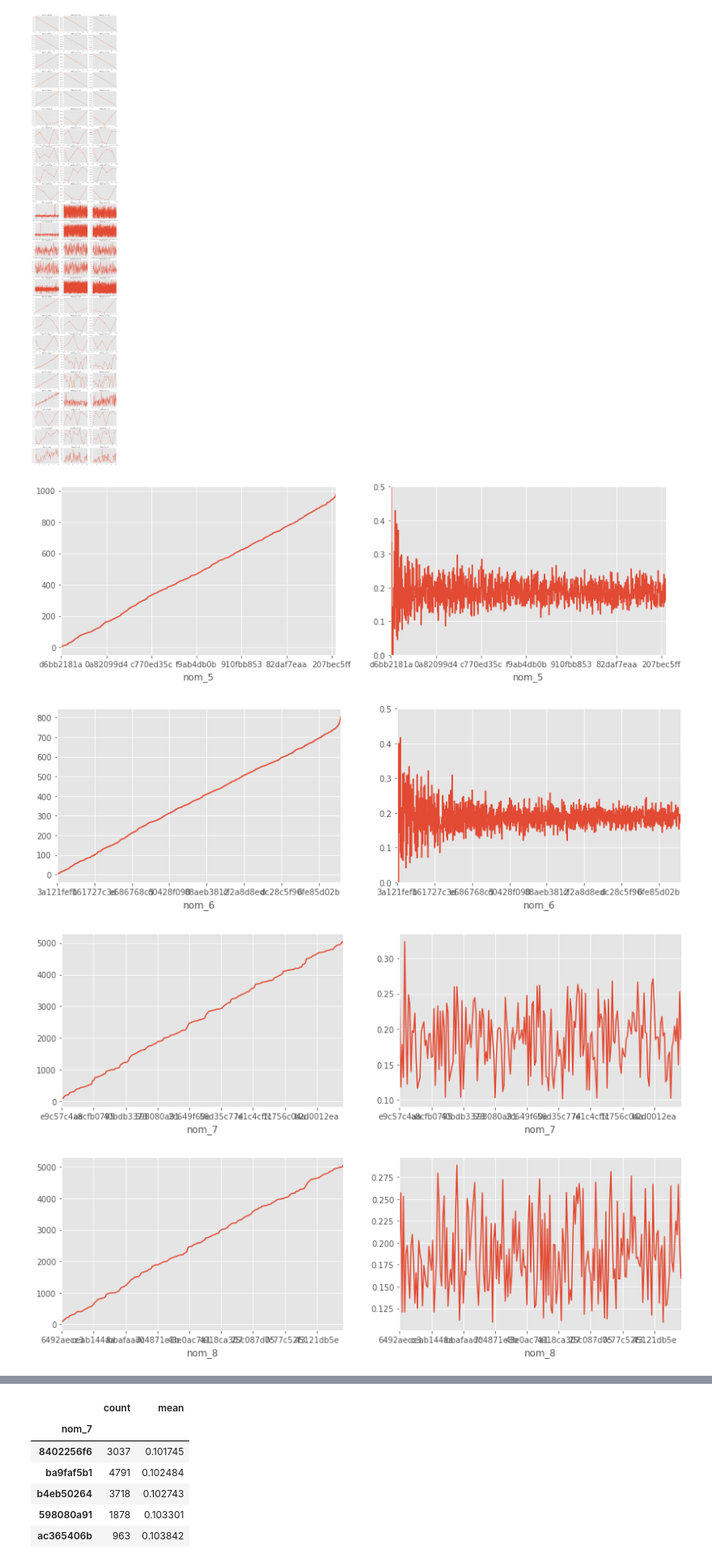
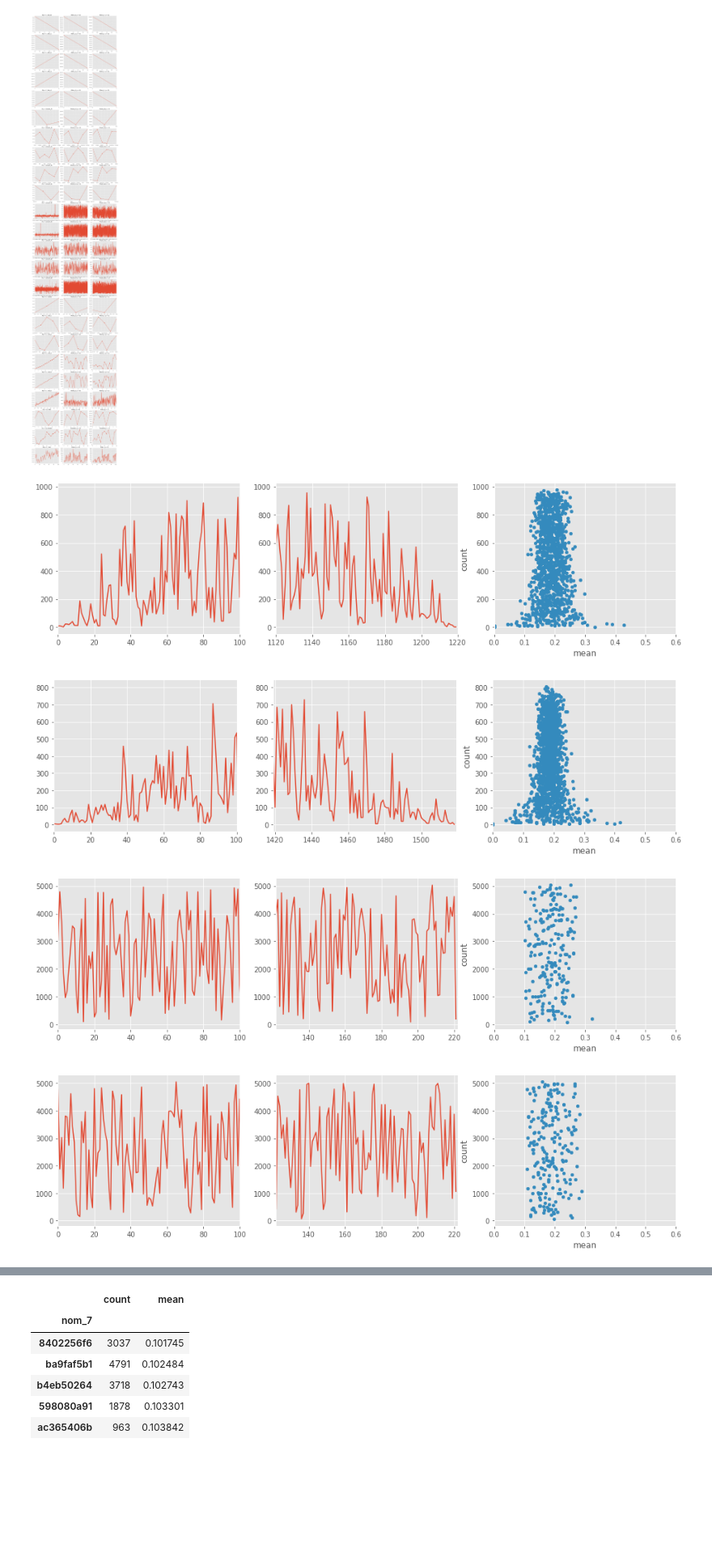
Before and after one commit to viktorsapozhok/cafeen, a Jupyter notebook: notebooks/1_simple_eda.ipynb, the cells around one changed output, grey strips where cells are left out. Shown at 81% size. Cells and saved outputs as stored; diff of their text form; code cells hidden in the pictures; blank space fills up the shorter version.

```diff
--- a/notebooks/1_simple_eda.ipynb
+++ b/notebooks/1_simple_eda.ipynb
@@ -232,13 +232,15 @@ _train = encoder.target_encoding_cv(train, features, cv, na_value=0.03)
 # %%
 for feature in features:
     stat=train.groupby(feature)['target'].agg(['count', 'mean'])
-    fig, ax = plt.subplots(1, 2, figsize=(14, 4))
-    stat['count'].sort_values().plot(ax=ax[0])
-    stat.sort_values(by='count')['mean'].plot(ax=ax[1])
-    if feature in ['nom_5', 'nom_6', 'nom_9']:
-        ax[1].set_ylim([0, 0.5])
+    fig, ax = plt.subplots(1, 3, figsize=(16, 4))
+    stat.sort_values(by='mean')['count'].reset_index(drop=True).plot(ax=ax[0])
+    stat.sort_values(by='mean')['count'].reset_index(drop=True).plot(ax=ax[1])
+    stat.plot(x='mean', y='count', kind='scatter', ax=ax[2])
+    ax[0].set_xlim([0, 100])
+    ax[1].set_xlim([len(stat) - 100, len(stat)])
+    ax[2].set_xlim([0, 0.6])
 # %% [output]
-[figure, old version]
+[figure, new version]
-[figure, old version]
+[figure, new version]
-[figure, old version]
+[figure, new version]
-[figure, old version]
+[figure, new version]
```
Also changed, not shown: parts of 1 cell of this notebook, 1 other file.
